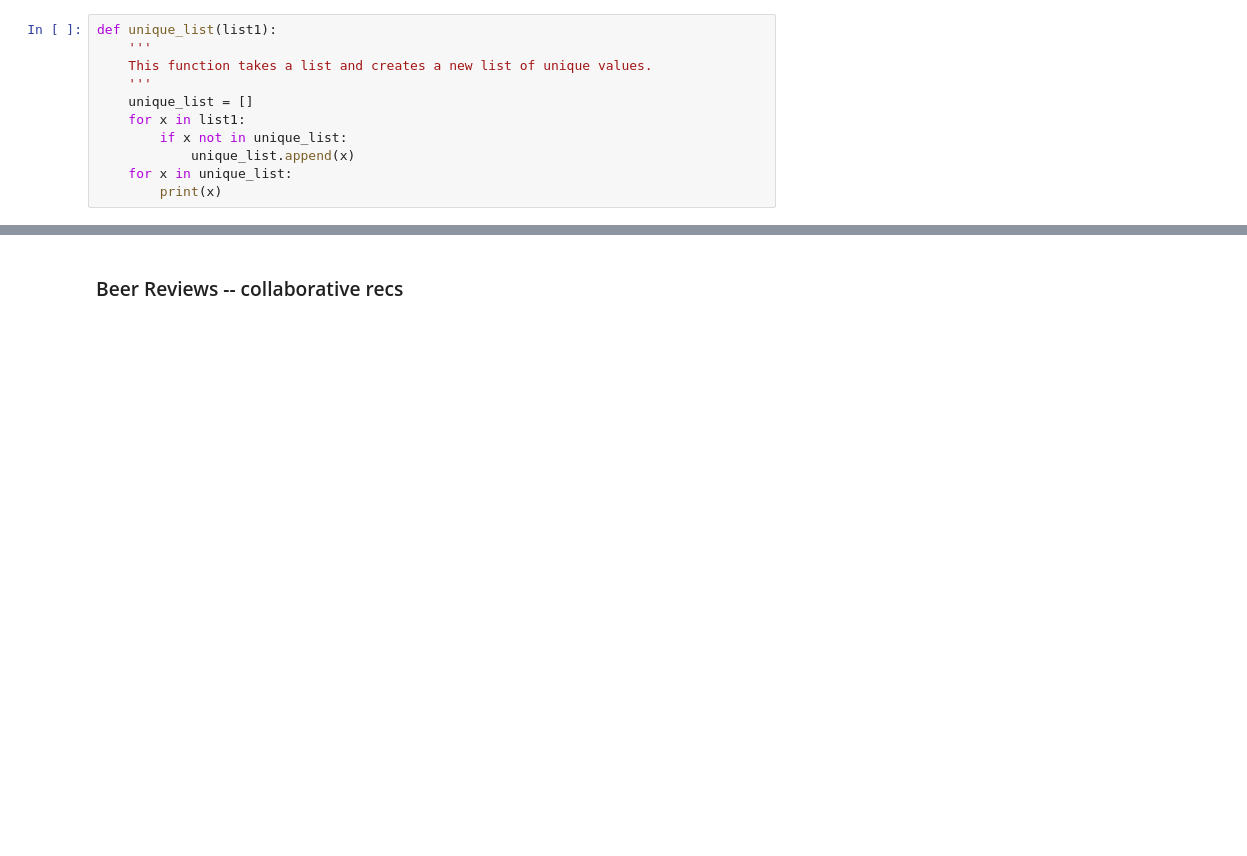
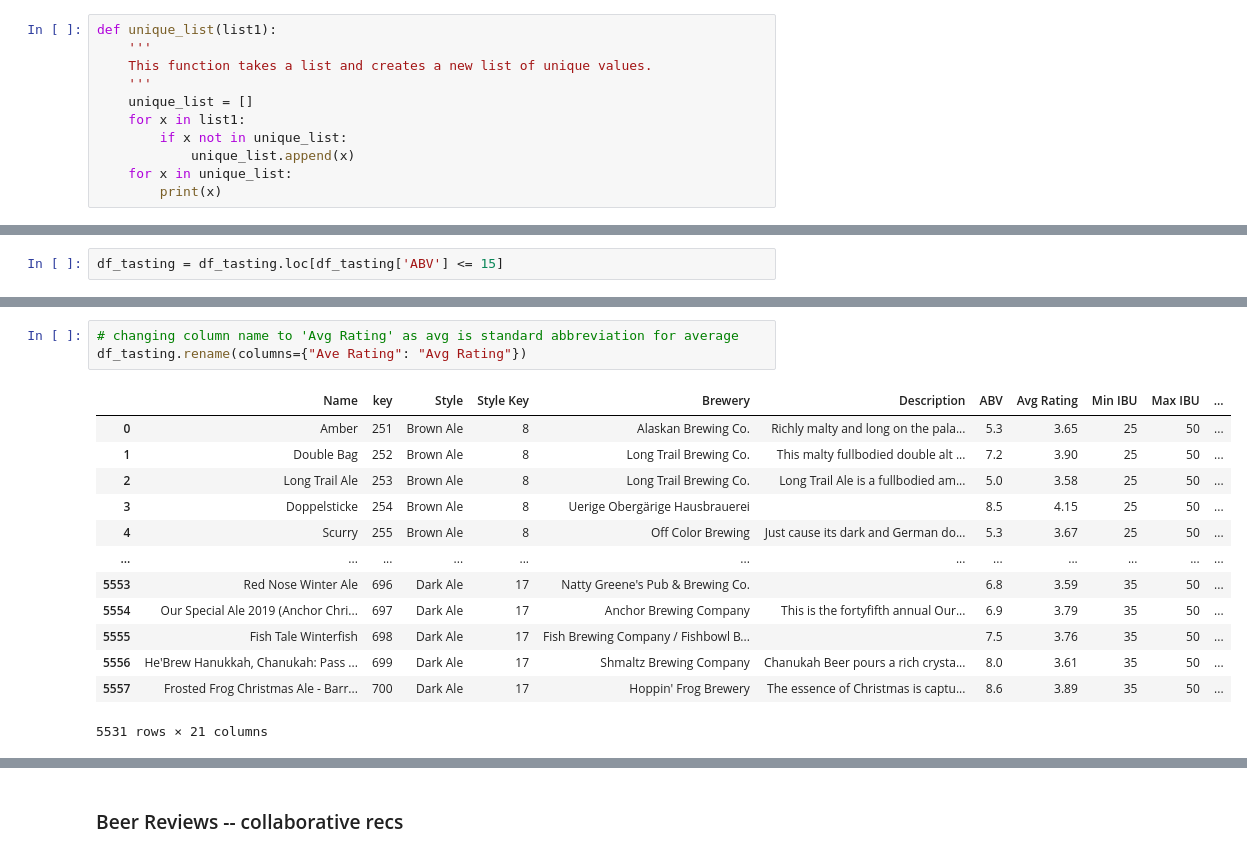
Before and after one commit to ashlidougherty/Beer-Recommender, a Jupyter notebook: DataPrep.ipynb, the cells around one changed output, grey strips where cells are left out. Saved outputs shown, nothing was run; the diff lists cells and outputs as text; blank space fills up the shorter version.

```diff
--- a/DataPrep.ipynb
+++ b/DataPrep.ipynb
@@ -305,0 +414,2 @@ df_tasting['Style'] = df_tasting['Style'].map(style_map)
+# %%
+df_tasting = df_tasting.loc[df_tasting['ABV'] <= 15]
@@ -305,0 +437,17 @@ df_tasting['Style'] = df_tasting['Style'].map(style_map)
+# %%
+# changing column name to 'Avg Rating' as avg is standard abbreviation for average
+df_tasting.rename(columns={"Ave Rating": "Avg Rating"})
+# %% [output]
+|  | Name | key | Style | Style Key | Brewery | Description | ABV | Avg Rating | Min IBU | Max IBU | ... |
+| 0 | Amber | 251 | Brown Ale | 8 | Alaskan Brewing Co. | Richly malty and long on the pala... | 5.3 | 3.65 | 25 | 50 | ... |
+| 1 | Double Bag | 252 | Brown Ale | 8 | Long Trail Brewing Co. | This malty fullbodied double alt ... | 7.2 | 3.90 | 25 | 50 | ... |
+| 2 | Long Trail Ale | 253 | Brown Ale | 8 | Long Trail Brewing Co. | Long Trail Ale is a fullbodied am... | 5.0 | 3.58 | 25 | 50 | ... |
+| 3 | Doppelsticke | 254 | Brown Ale | 8 | Uerige Obergärige Hausbrauerei |  | 8.5 | 4.15 | 25 | 50 | ... |
+| 4 | Scurry | 255 | Brown Ale | 8 | Off Color Brewing | Just cause its dark and German do... | 5.3 | 3.67 | 25 | 50 | ... |
+| ... | ... | ... | ... | ... | ... | ... | ... | ... | ... | ... | ... |
+| 5553 | Red Nose Winter Ale | 696 | Dark Ale | 17 | Natty Greene's Pub & Brewing Co. |  | 6.8 | 3.59 | 35 | 50 | ... |
+| 5554 | Our Special Ale 2019 (Anchor Chri... | 697 | Dark Ale | 17 | Anchor Brewing Company | This is the fortyfifth annual Our... | 6.9 | 3.79 | 35 | 50 | ... |
+| 5555 | Fish Tale Winterfish | 698 | Dark Ale | 17 | Fish Brewing Company / Fishbowl B... |  | 7.5 | 3.76 | 35 | 50 | ... |
+| 5556 | He'Brew Hanukkah, Chanukah: Pass ... | 699 | Dark Ale | 17 | Shmaltz Brewing Company | Chanukah Beer pours a rich crysta... | 8.0 | 3.61 | 35 | 50 | ... |
+| 5557 | Frosted Frog Christmas Ale - Barr... | 700 | Dark Ale | 17 | Hoppin' Frog Brewery | The essence of Christmas is captu... | 8.6 | 3.89 | 35 | 50 | ... |
+5531 rows × 21 columns
```
Also changed, not shown: parts of 83 cells of this notebook.
